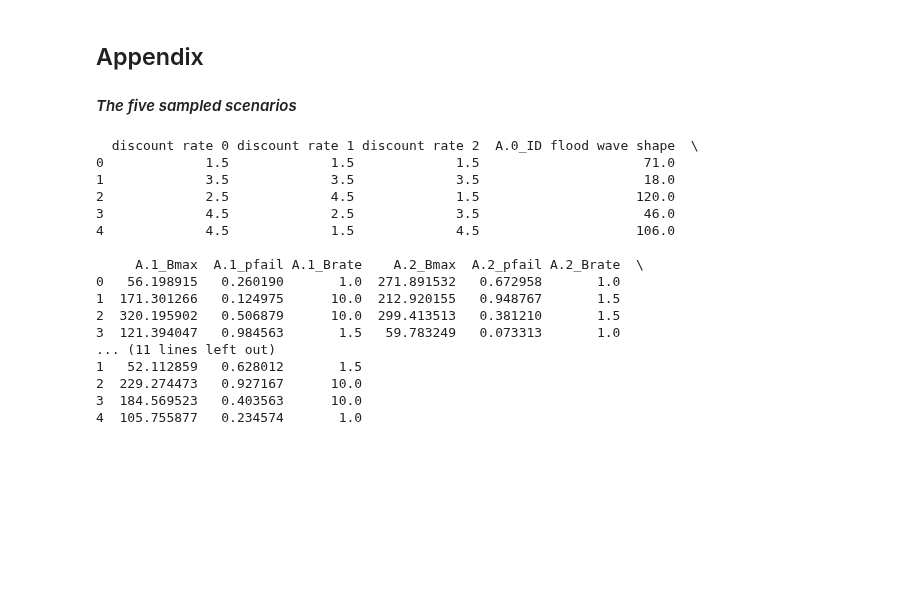
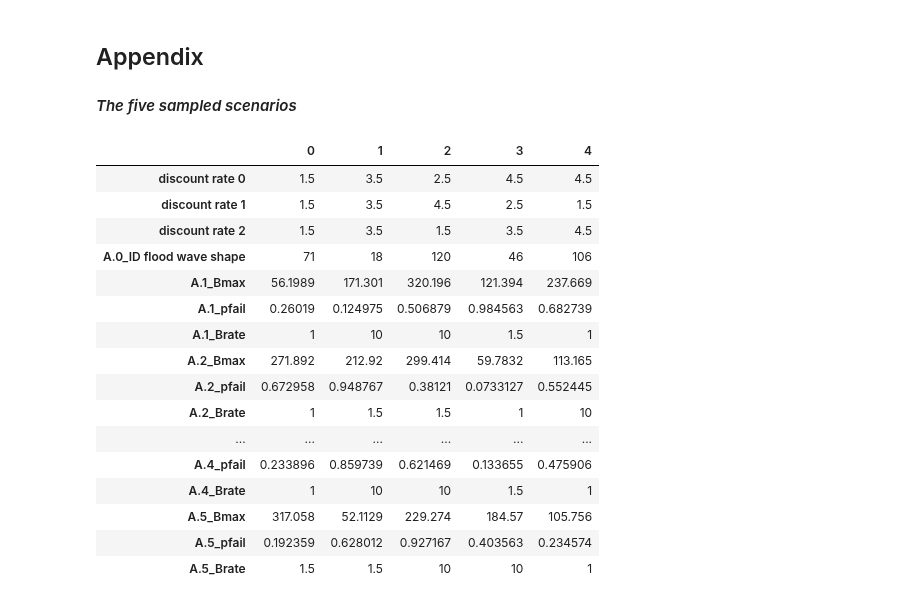
Before and after one commit to pdebiase/MBDM-group-11, a Jupyter notebook: final assignment/Open exloration Levers.ipynb, the cells around one changed output. Cells and saved outputs as stored; diff of their text form; code cells hidden in the pictures; blank space fills up the shorter version.

```diff
--- a/final assignment/Open exloration Levers.ipynb
+++ b/final assignment/Open exloration Levers.ipynb
@@ -260,22 +260,22 @@ plt.show()
 #### *The five sampled scenarios*
 # %%
 scenarios = experiments.loc[:, [u.name for u in dike_model.uncertainties]]
-print(scenarios.drop_duplicates())
+scenarios.drop_duplicates().T # transpose for seeing all scenarios
 # %% [output]
-  discount rate 0 discount rate 1 discount rate 2  A.0_ID flood wave shape  \
-0             1.5             1.5             1.5                     71.0
-1             3.5             3.5             3.5                     18.0
-2             2.5             4.5             1.5                    120.0
-3             4.5             2.5             3.5                     46.0
-4             4.5             1.5             4.5                    106.0
-
-     A.1_Bmax  A.1_pfail A.1_Brate    A.2_Bmax  A.2_pfail A.2_Brate  \
-0   56.198915   0.260190       1.0  271.891532   0.672958       1.0
-1  171.301266   0.124975      10.0  212.920155   0.948767       1.5
-2  320.195902   0.506879      10.0  299.413513   0.381210       1.5
-3  121.394047   0.984563       1.5   59.783249   0.073313       1.0
-... (11 lines left out)
-1   52.112859   0.628012       1.5
-2  229.274473   0.927167      10.0
-3  184.569523   0.403563      10.0
-4  105.755877   0.234574       1.0
+|  | 0 | 1 | 2 | 3 | 4 |
+| discount rate 0 | 1.5 | 3.5 | 2.5 | 4.5 | 4.5 |
+| discount rate 1 | 1.5 | 3.5 | 4.5 | 2.5 | 1.5 |
+| discount rate 2 | 1.5 | 3.5 | 1.5 | 3.5 | 4.5 |
+| A.0_ID flood wave shape | 71 | 18 | 120 | 46 | 106 |
+| A.1_Bmax | 56.1989 | 171.301 | 320.196 | 121.394 | 237.669 |
+| A.1_pfail | 0.26019 | 0.124975 | 0.506879 | 0.984563 | 0.682739 |
+| A.1_Brate | 1 | 10 | 10 | 1.5 | 1 |
+| A.2_Bmax | 271.892 | 212.92 | 299.414 | 59.7832 | 113.165 |
+| A.2_pfail | 0.672958 | 0.948767 | 0.38121 | 0.0733127 | 0.552445 |
+| A.2_Brate | 1 | 1.5 | 1.5 | 1 | 10 |
+| ... | ... | ... | ... | ... | ... |
+| A.4_pfail | 0.233896 | 0.859739 | 0.621469 | 0.133655 | 0.475906 |
+| A.4_Brate | 1 | 10 | 10 | 1.5 | 1 |
+| A.5_Bmax | 317.058 | 52.1129 | 229.274 | 184.57 | 105.756 |
+| A.5_pfail | 0.192359 | 0.628012 | 0.927167 | 0.403563 | 0.234574 |
+| A.5_Brate | 1.5 | 1.5 | 10 | 10 | 1 |
```
